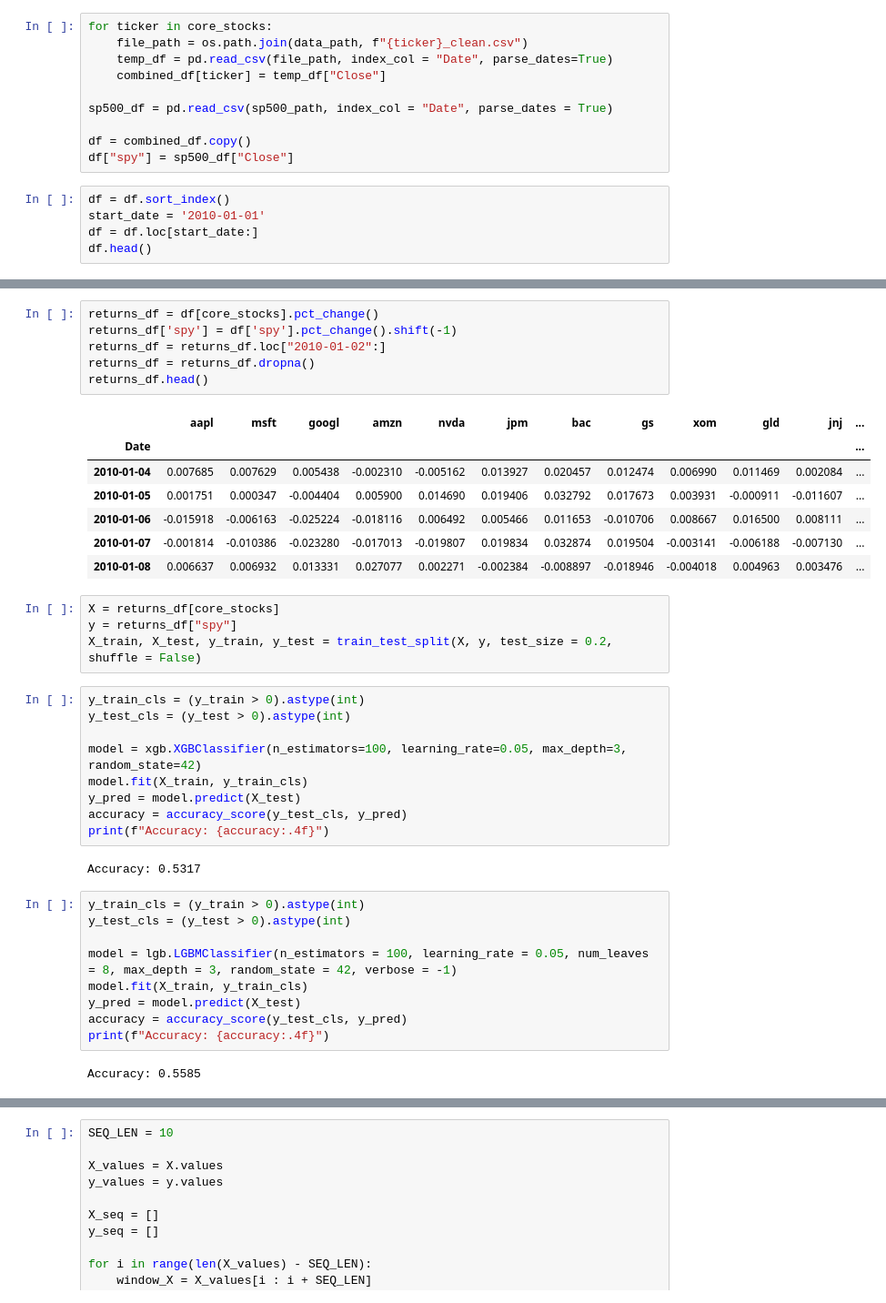
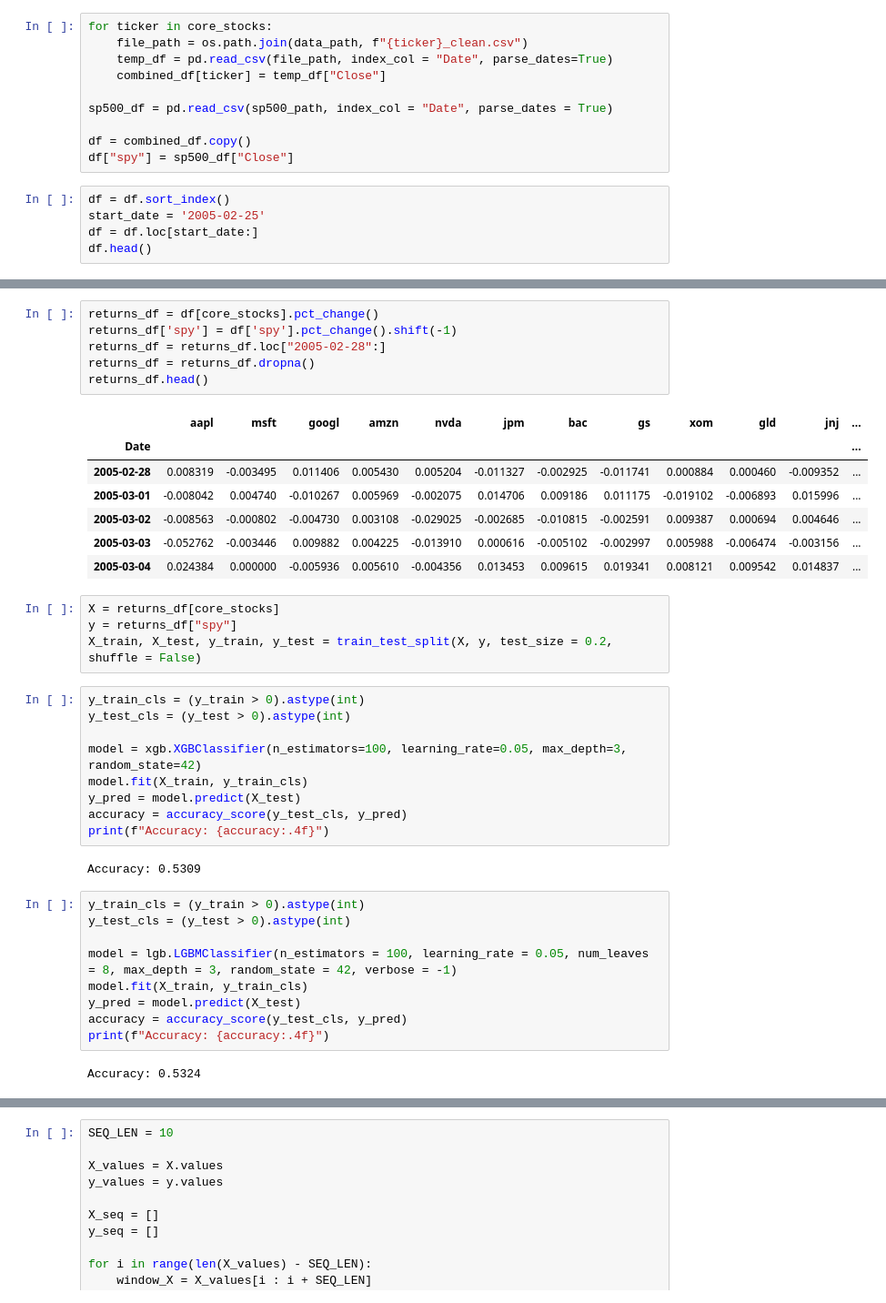
Before and after one commit to MariaNowacka/ml_project, a Jupyter notebook: ML_methods_up_pred.ipynb, the cells around one changed output, grey strips where cells are left out. Shown at 91% size. Cells and saved outputs as stored; diff of their text form.

```diff
--- a/ML_methods_up_pred.ipynb
+++ b/ML_methods_up_pred.ipynb
@@ -35,7 +35,7 @@ df = combined_df.copy()
 df["spy"] = sp500_df["Close"]
 # %%
 df = df.sort_index()
-start_date = '2010-01-01'
+start_date = '2005-02-25'
 df = df.loc[start_date:]
 df.head()
 # %% [output]
@@ -49,17 +49,17 @@ df.head()
 # %%
 returns_df = df[core_stocks].pct_change()
 returns_df['spy'] = df['spy'].pct_change().shift(-1)
-returns_df = returns_df.loc["2010-01-02":]
+returns_df = returns_df.loc["2005-02-28":]
 returns_df = returns_df.dropna()
 returns_df.head()
 # %% [output]
 |  | aapl | msft | googl | amzn | nvda | jpm | bac | gs | xom | gld | jnj | ... |
 | Date |  |  |  |  |  |  |  |  |  |  |  | ... |
-| 2010-01-04 | 0.007685 | 0.007629 | 0.005438 | -0.002310 | -0.005162 | 0.013927 | 0.020457 | 0.012474 | 0.006990 | 0.011469 | 0.002084 | ... |
-| 2010-01-05 | 0.001751 | 0.000347 | -0.004404 | 0.005900 | 0.014690 | 0.019406 | 0.032792 | 0.017673 | 0.003931 | -0.000911 | -0.011607 | ... |
-| 2010-01-06 | -0.015918 | -0.006163 | -0.025224 | -0.018116 | 0.006492 | 0.005466 | 0.011653 | -0.010706 | 0.008667 | 0.016500 | 0.008111 | ... |
-| 2010-01-07 | -0.001814 | -0.010386 | -0.023280 | -0.017013 | -0.019807 | 0.019834 | 0.032874 | 0.019504 | -0.003141 | -0.006188 | -0.007130 | ... |
-| 2010-01-08 | 0.006637 | 0.006932 | 0.013331 | 0.027077 | 0.002271 | -0.002384 | -0.008897 | -0.018946 | -0.004018 | 0.004963 | 0.003476 | ... |
+| 2005-02-28 | 0.008319 | -0.003495 | 0.011406 | 0.005430 | 0.005204 | -0.011327 | -0.002925 | -0.011741 | 0.000884 | 0.000460 | -0.009352 | ... |
+| 2005-03-01 | -0.008042 | 0.004740 | -0.010267 | 0.005969 | -0.002075 | 0.014706 | 0.009186 | 0.011175 | -0.019102 | -0.006893 | 0.015996 | ... |
+| 2005-03-02 | -0.008563 | -0.000802 | -0.004730 | 0.003108 | -0.029025 | -0.002685 | -0.010815 | -0.002591 | 0.009387 | 0.000694 | 0.004646 | ... |
+| 2005-03-03 | -0.052762 | -0.003446 | 0.009882 | 0.004225 | -0.013910 | 0.000616 | -0.005102 | -0.002997 | 0.005988 | -0.006474 | -0.003156 | ... |
+| 2005-03-04 | 0.024384 | 0.000000 | -0.005936 | 0.005610 | -0.004356 | 0.013453 | 0.009615 | 0.019341 | 0.008121 | 0.009542 | 0.014837 | ... |
 # %%
 X = returns_df[core_stocks]
 y = returns_df["spy"]
@@ -74,7 +74,7 @@ y_pred = model.predict(X_test)
 accuracy = accuracy_score(y_test_cls, y_pred)
 print(f"Accuracy: {accuracy:.4f}")
 # %% [output]
-Accuracy: 0.5317
+Accuracy: 0.5309
 # %%
 y_train_cls = (y_train > 0).astype(int)
 y_test_cls = (y_test > 0).astype(int)
@@ -85,7 +85,7 @@ y_pred = model.predict(X_test)
 accuracy = accuracy_score(y_test_cls, y_pred)
 print(f"Accuracy: {accuracy:.4f}")
 # %% [output]
-Accuracy: 0.5585
+Accuracy: 0.5324
 # %%
 baseline_accuracy = y_test_cls.mean()
 print(f"Accuracy (always up): {baseline_accuracy:.4f}")
```
Also changed, not shown: parts of 3 cells of this notebook, 1 other file.
